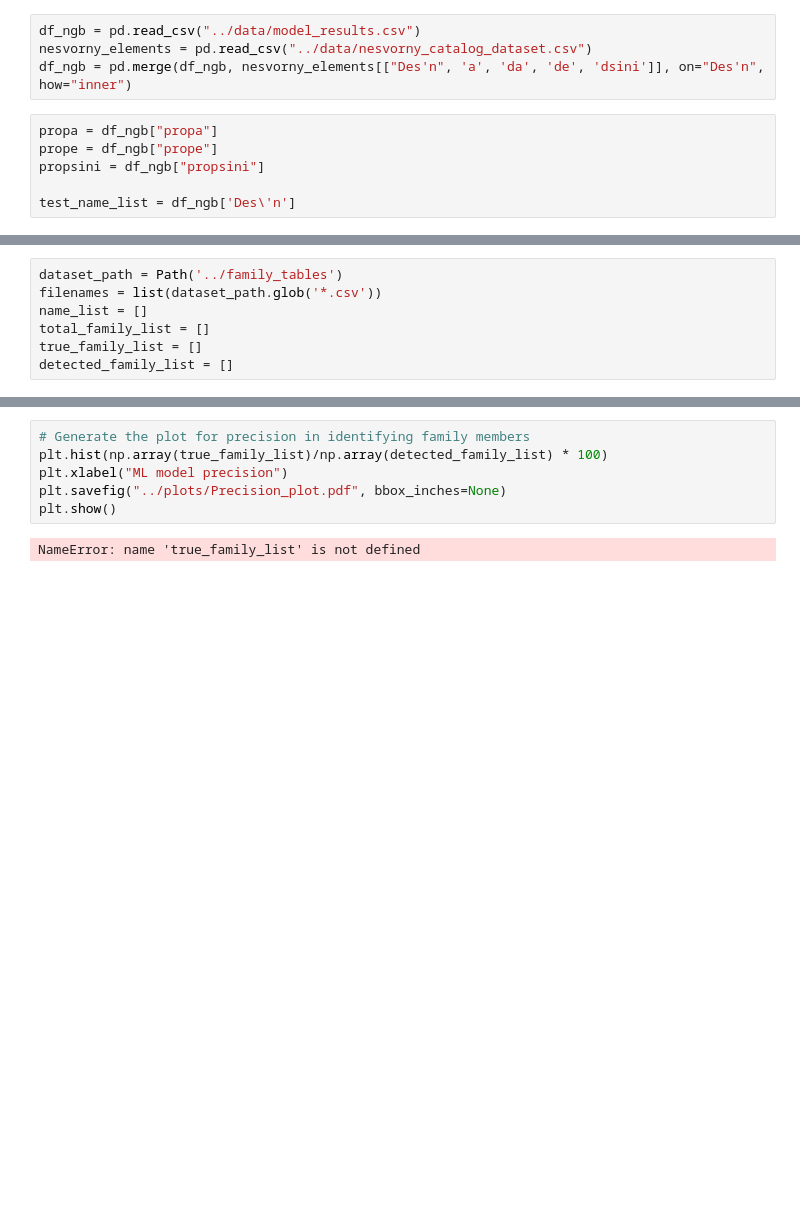
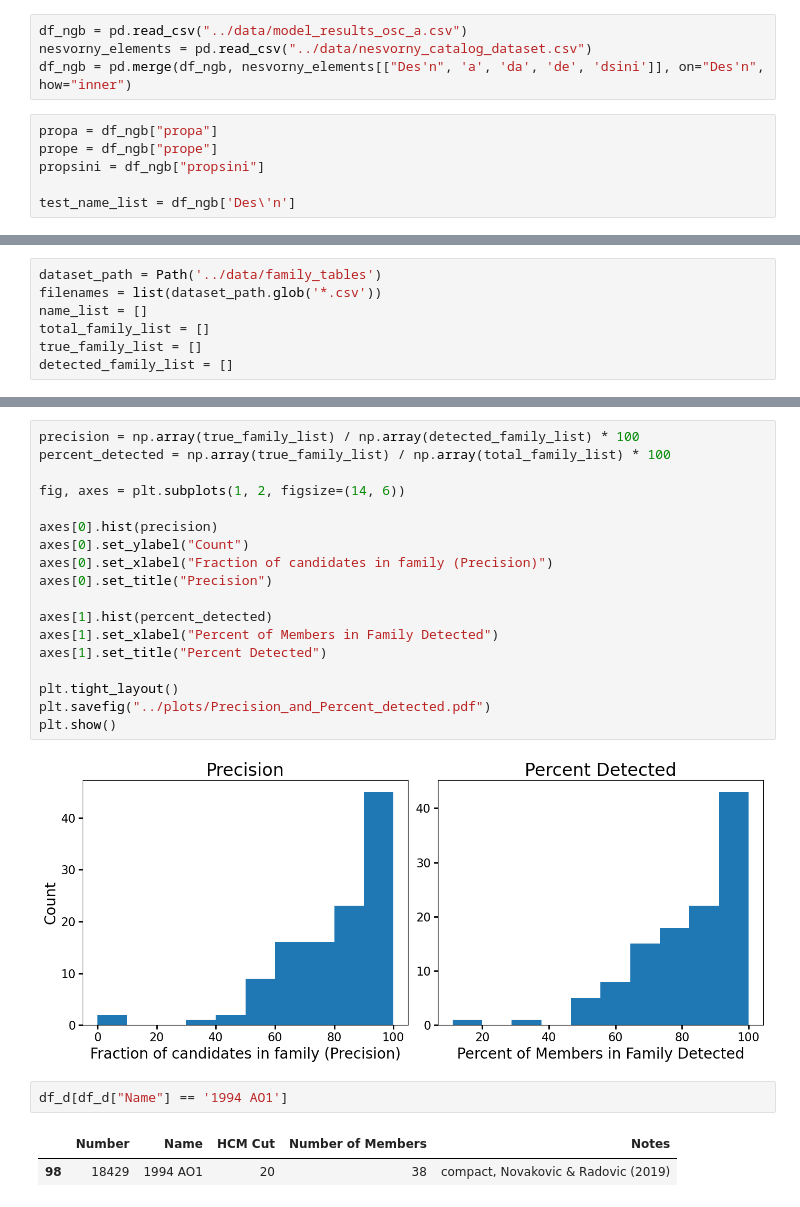
Before and after one commit to YangShen31/proper_elements_prediction, a Jupyter notebook: 4_family_identification/histogram_generations.ipynb, the cells around one changed output, grey strips where cells are left out. Cells and saved outputs as stored; diff of their text form; blank space fills up the shorter version.

```diff
--- a/4_family_identification/histogram_generations.ipynb
+++ b/4_family_identification/histogram_generations.ipynb
@@ -9,7 +9,7 @@ import re
 
 plt.style.use('../paper.mplstyle')
 # %%
-df_ngb = pd.read_csv("../data/model_results.csv")
+df_ngb = pd.read_csv("../data/model_results_osc_a.csv")
 nesvorny_elements = pd.read_csv("../data/nesvorny_catalog_dataset.csv")
 df_ngb = pd.merge(df_ngb, nesvorny_elements[["Des'n", 'a', 'da', 'de', 'dsini']], on="Des'n", how="inner")
 # %%
@@ -150,5 +142,5 @@ ValueError: No objects to concatenate
 # %%
-dataset_path = Path('../family_tables')
+dataset_path = Path('../data/family_tables')
 filenames = list(dataset_path.glob('*.csv'))
 name_list = []
 total_family_list = []
@@ -198,8 +198,25 @@ NameError: name 'filenames' is not defined
 # %%
-# Generate the plot for precision in identifying family members
-plt.hist(np.array(true_family_list)/np.array(detected_family_list) * 100)
-plt.xlabel("ML model precision")
-plt.savefig("../plots/Precision_plot.pdf", bbox_inches=None)
+precision = np.array(true_family_list) / np.array(detected_family_list) * 100
+percent_detected = np.array(true_family_list) / np.array(total_family_list) * 100
+
+fig, axes = plt.subplots(1, 2, figsize=(14, 6))
+
+axes[0].hist(precision)
+axes[0].set_ylabel("Count")
+axes[0].set_xlabel("Fraction of candidates in family (Precision)")
+axes[0].set_title("Precision")
+
+axes[1].hist(percent_detected)
+axes[1].set_xlabel("Percent of Members in Family Detected")
+axes[1].set_title("Percent Detected")
+
+plt.tight_layout()
+plt.savefig("../plots/Precision_and_Percent_detected.pdf")
 plt.show()
 # %% [output]
-NameError: name 'true_family_list' is not defined
+[figure, added]
+# %%
+df_d[df_d["Name"] == '1994 AO1']
+# %% [output]
+|  | Number | Name | HCM Cut | Number of Members | Notes |
+| 98 | 18429 | 1994 AO1 | 20 | 38 | compact, Novakovic & Radovic (2019) |
```
Also changed, not shown: parts of 9 cells of this notebook, 6 other files.
